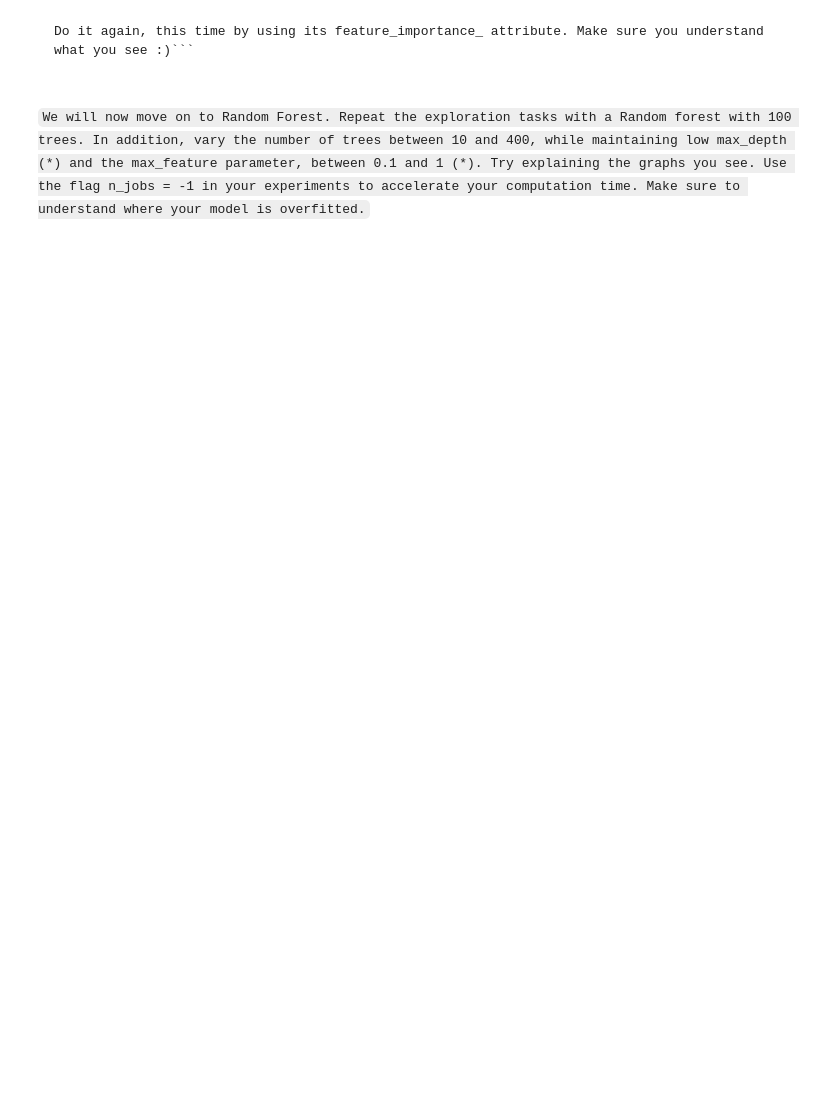
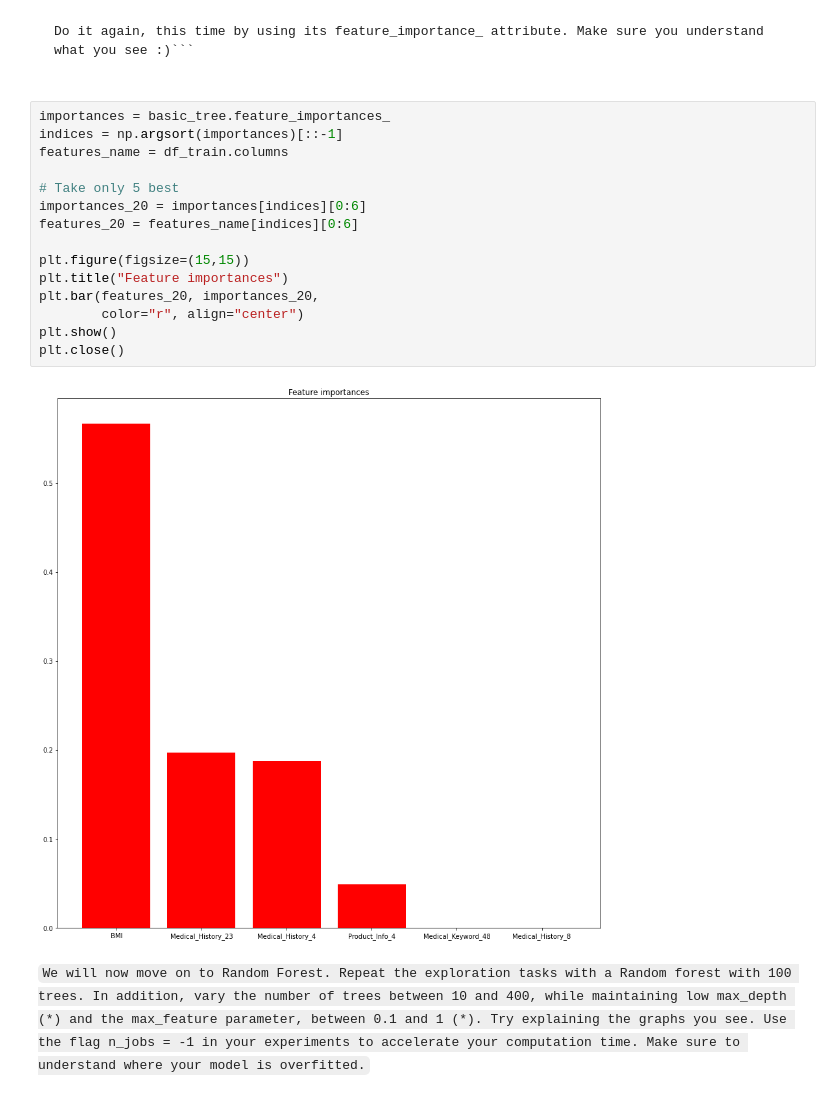
Before and after one commit to haroldbola/Course_Maphat, a Jupyter notebook: מודולים/בסיס - למידה חישובית/4. Decision Tree and Random forest exercise/Random Forest exercise.ipynb, the cells around one changed output. Saved outputs shown, nothing was run; the diff lists cells and outputs as text; blank space fills up the shorter version.

````diff
--- a/מודולים/בסיס - למידה חישובית/4. Decision Tree and Random forest exercise/Random Forest exercise.ipynb
+++ b/מודולים/בסיס - למידה חישובית/4. Decision Tree and Random forest exercise/Random Forest exercise.ipynb
@@ -52,5 +126,22 @@ export_graphviz(basic_tree, out_file = 'tree.dot', filled  = True,
 # %% [markdown]
 ```Look at the tree you got. What, would you say, are the most important features?
 Do it again, this time by using its feature_importance_ attribute. Make sure you understand what you see :)```
+# %%
+importances = basic_tree.feature_importances_
+indices = np.argsort(importances)[::-1]
+features_name = df_train.columns
+
+# Take only 5 best
+importances_20 = importances[indices][0:6]
+features_20 = features_name[indices][0:6]
+
+plt.figure(figsize=(15,15))
+plt.title("Feature importances")
+plt.bar(features_20, importances_20,
+        color="r", align="center")
+plt.show()
+plt.close()
+# %% [output]
+[figure, added]
 # %% [markdown]
 ```We will now move on to Random Forest. Repeat the exploration tasks with a Random forest with 100 trees. In addition, vary the number of trees between 10 and 400, while maintaining low max_depth (*) and the max_feature parameter, between 0.1 and 1 (*). Try explaining the graphs you see. Use the flag n_jobs = -1 in your experiments to accelerate your computation time. Make sure to understand where your model is overfitted.```
````
Also changed, not shown: parts of 18 cells of this notebook, 3 other files.
